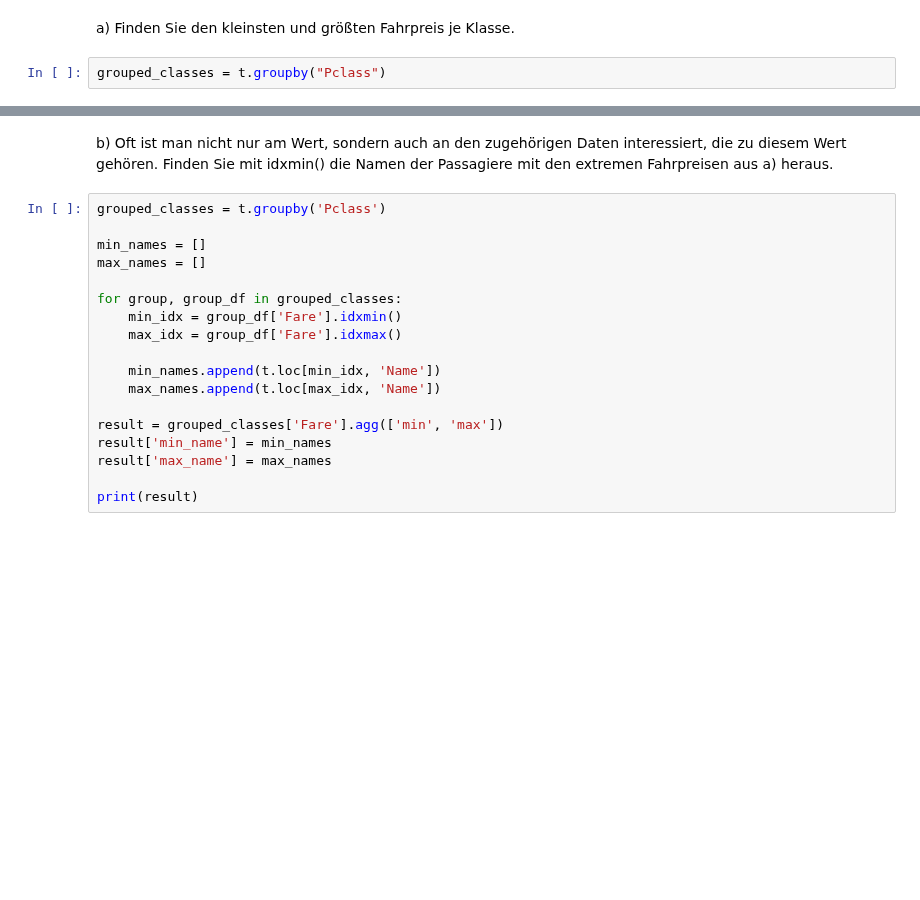
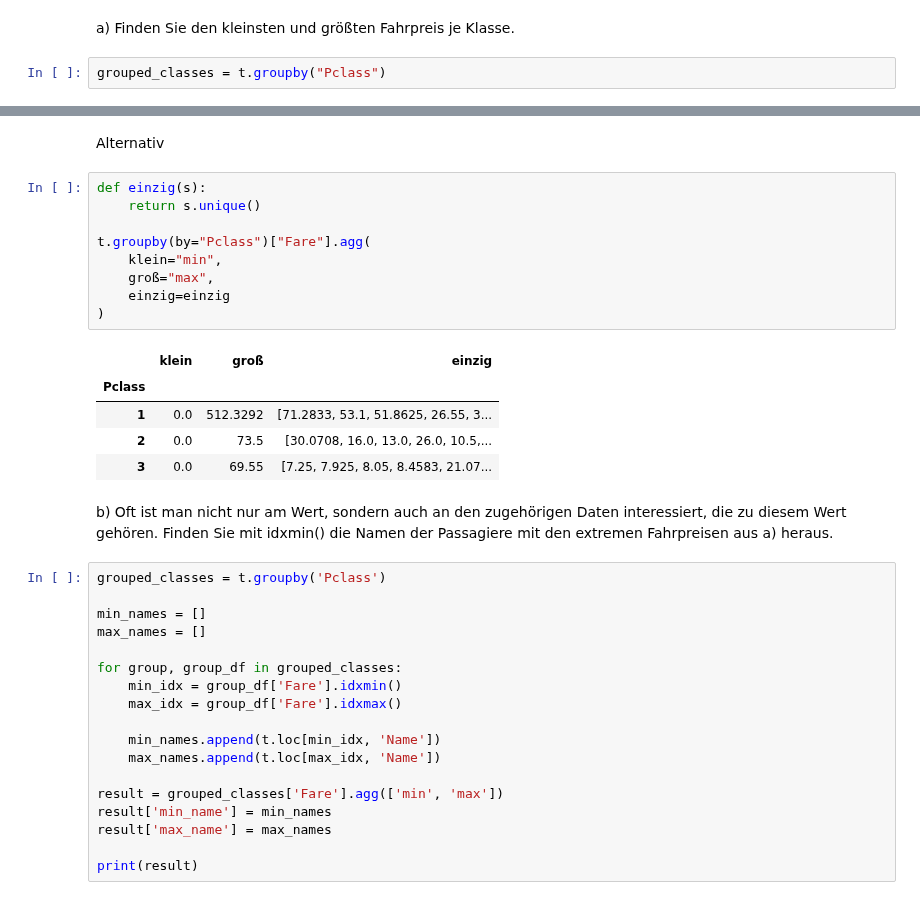
Before and after one commit to OOS-Team/DsKi_DataPreparation, a Jupyter notebook: Aufgabe1_6.ipynb, the cells around one changed output, grey strips where cells are left out. Drawn from its saved outputs; the diff is of its cells as text; blank space fills up the shorter version.

```diff
--- a/Aufgabe_6.ipynb
+++ b/Aufgabe1_6.ipynb
@@ -259,3 +270,20 @@ grouped_classes.agg({"Fare":("min","max")})
+# %% [markdown]
+Alternativ
+# %%
+def einzig(s):
+    return s.unique()
+
+t.groupby(by="Pclass")["Fare"].agg(
+    klein="min",
+    groß="max",
+    einzig=einzig
+)
+# %% [output]
+|  | klein | groß | einzig |
+| Pclass |  |  |  |
+| 1 | 0.0 | 512.3292 | [71.2833, 53.1, 51.8625, 26.55, 3... |
+| 2 | 0.0 | 73.5 | [30.0708, 16.0, 13.0, 26.0, 10.5,... |
+| 3 | 0.0 | 69.55 | [7.25, 7.925, 8.05, 8.4583, 21.07... |
 # %% [markdown]
 b) Oft ist man nicht nur am Wert, sondern auch an den zugehörigen Daten interessiert, die
 zu diesem Wert gehören. Finden Sie mit idxmin() die Namen der Passagiere mit den
```
Also changed, not shown: parts of 39 cells of this notebook, 4 other files.
